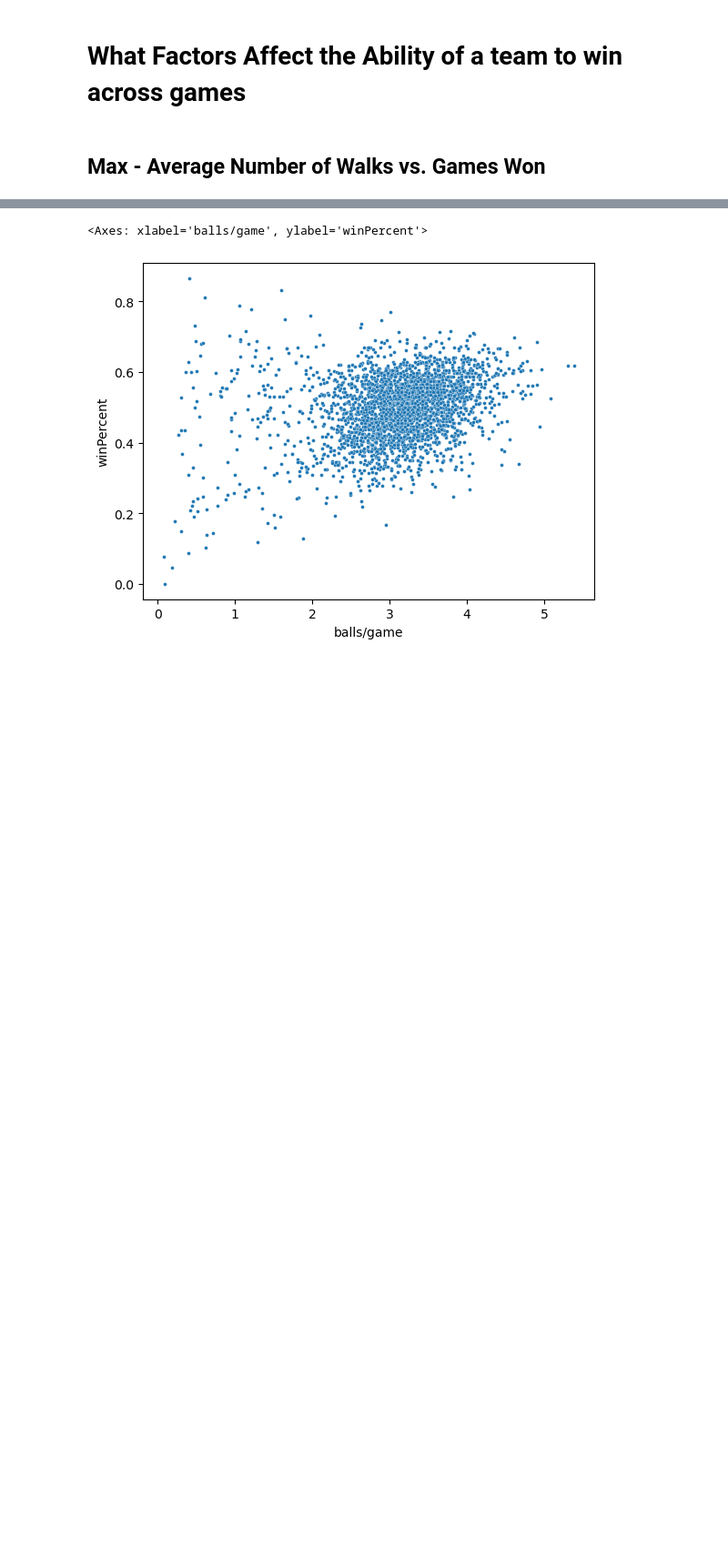
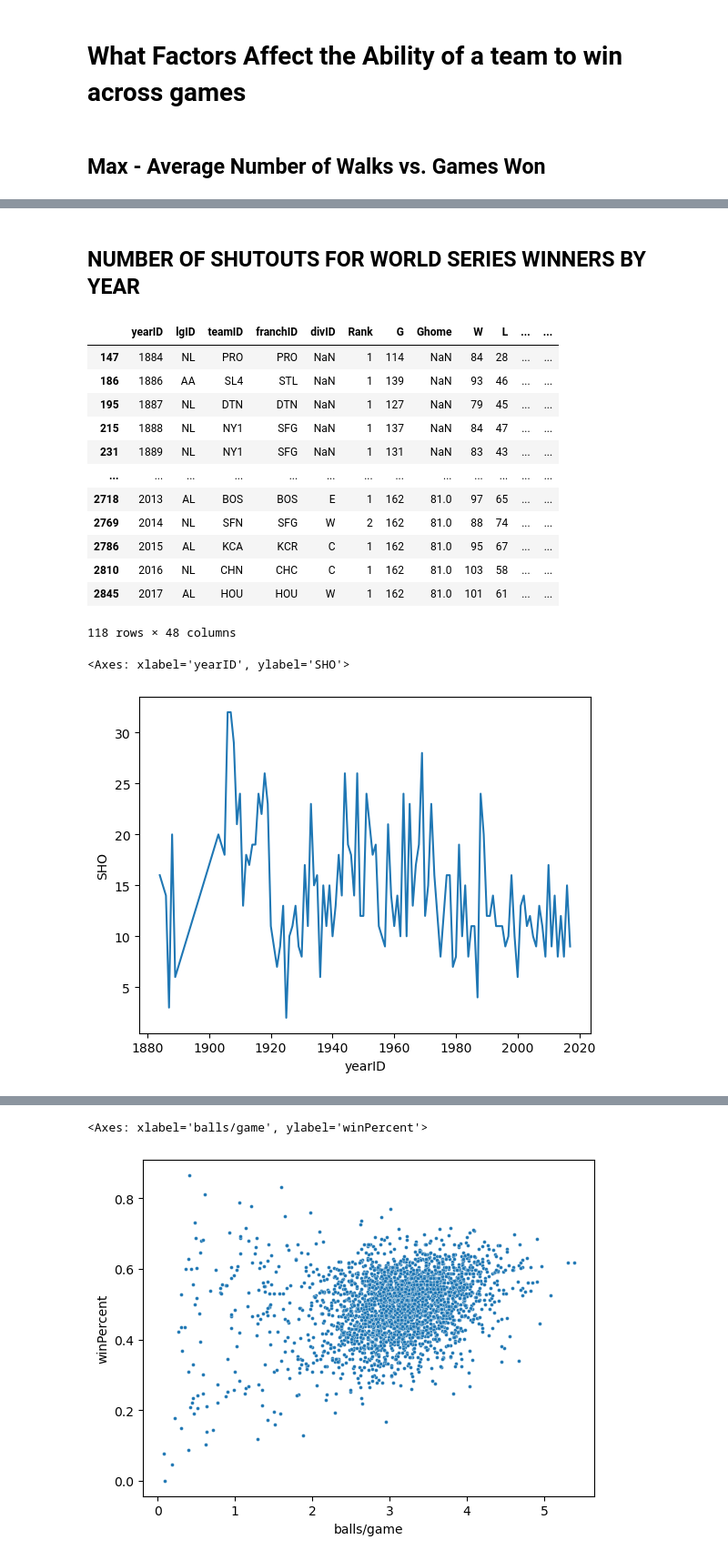
Before and after one commit to Drew-Watson-117/Data_Science_Project_1, a Jupyter notebook: project1.ipynb, the cells around one changed output, grey strips where cells are left out. Shown at 91% size. Drawn from its saved outputs; the diff is of its cells as text; code cells hidden in the pictures; blank space fills up the shorter version.

Commit message:
Added a different graph

```diff
--- a/project1.ipynb
+++ b/project1.ipynb
@@ -34,0 +48,22 @@ walkteams['winPercent'] = walkteams.W/walkteams.G
+# %% [markdown]
+## NUMBER OF SHUTOUTS FOR WORLD SERIES WINNERS BY YEAR
+# %%
+winners = teams[teams.WSWin == 'Y']
+display(winners)
+sns.lineplot(data=winners, x="yearID", y="SHO")
+# %% [output]
+|  | yearID | lgID | teamID | franchID | divID | Rank | G | Ghome | W | L | ... | ... |
+| 147 | 1884 | NL | PRO | PRO | NaN | 1 | 114 | NaN | 84 | 28 | ... | ... |
+| 186 | 1886 | AA | SL4 | STL | NaN | 1 | 139 | NaN | 93 | 46 | ... | ... |
+| 195 | 1887 | NL | DTN | DTN | NaN | 1 | 127 | NaN | 79 | 45 | ... | ... |
+| 215 | 1888 | NL | NY1 | SFG | NaN | 1 | 137 | NaN | 84 | 47 | ... | ... |
+| 231 | 1889 | NL | NY1 | SFG | NaN | 1 | 131 | NaN | 83 | 43 | ... | ... |
+| ... | ... | ... | ... | ... | ... | ... | ... | ... | ... | ... | ... | ... |
+| 2718 | 2013 | AL | BOS | BOS | E | 1 | 162 | 81.0 | 97 | 65 | ... | ... |
+| 2769 | 2014 | NL | SFN | SFG | W | 2 | 162 | 81.0 | 88 | 74 | ... | ... |
+| 2786 | 2015 | AL | KCA | KCR | C | 1 | 162 | 81.0 | 95 | 67 | ... | ... |
+| 2810 | 2016 | NL | CHN | CHC | C | 1 | 162 | 81.0 | 103 | 58 | ... | ... |
+| 2845 | 2017 | AL | HOU | HOU | W | 1 | 162 | 81.0 | 101 | 61 | ... | ... |
+118 rows × 48 columns
+<Axes: xlabel='yearID', ylabel='SHO'>
+[figure, added]
```
Also changed, not shown: parts of 2 cells of this notebook.
